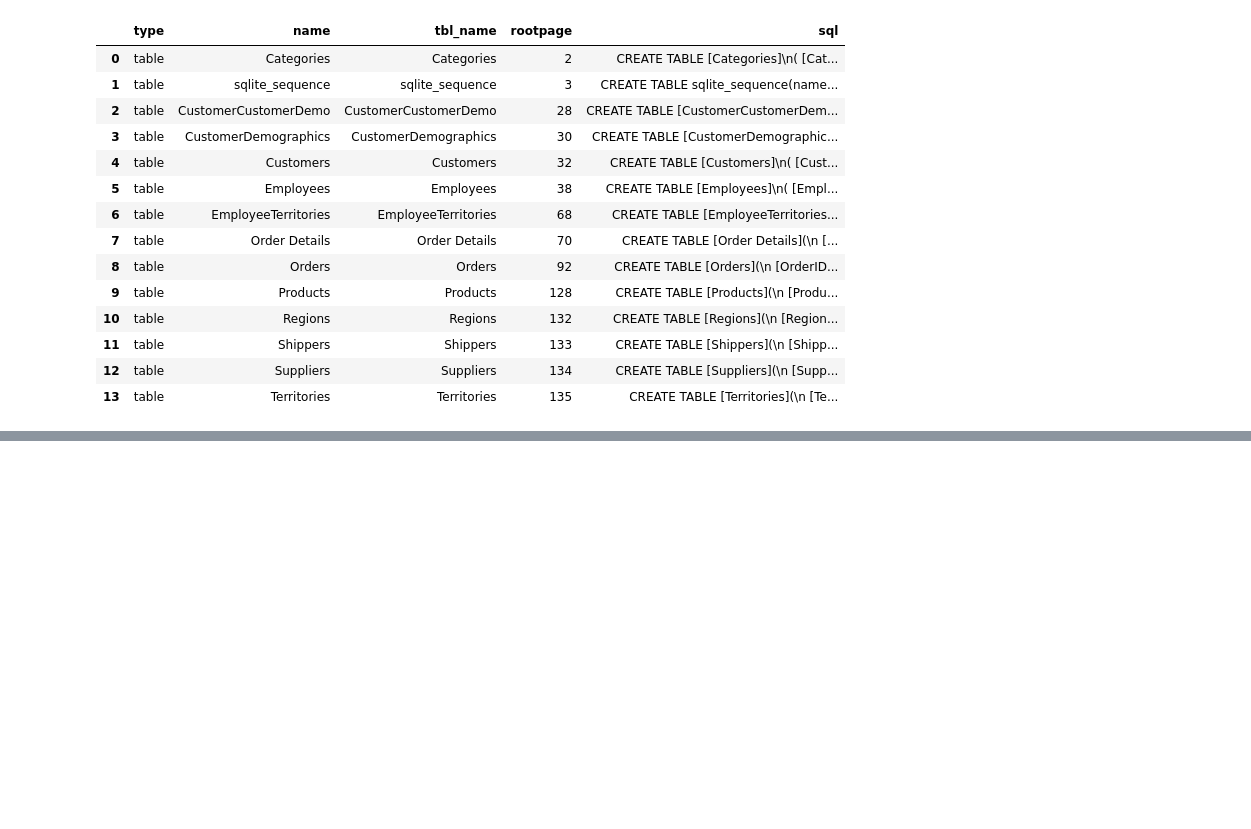
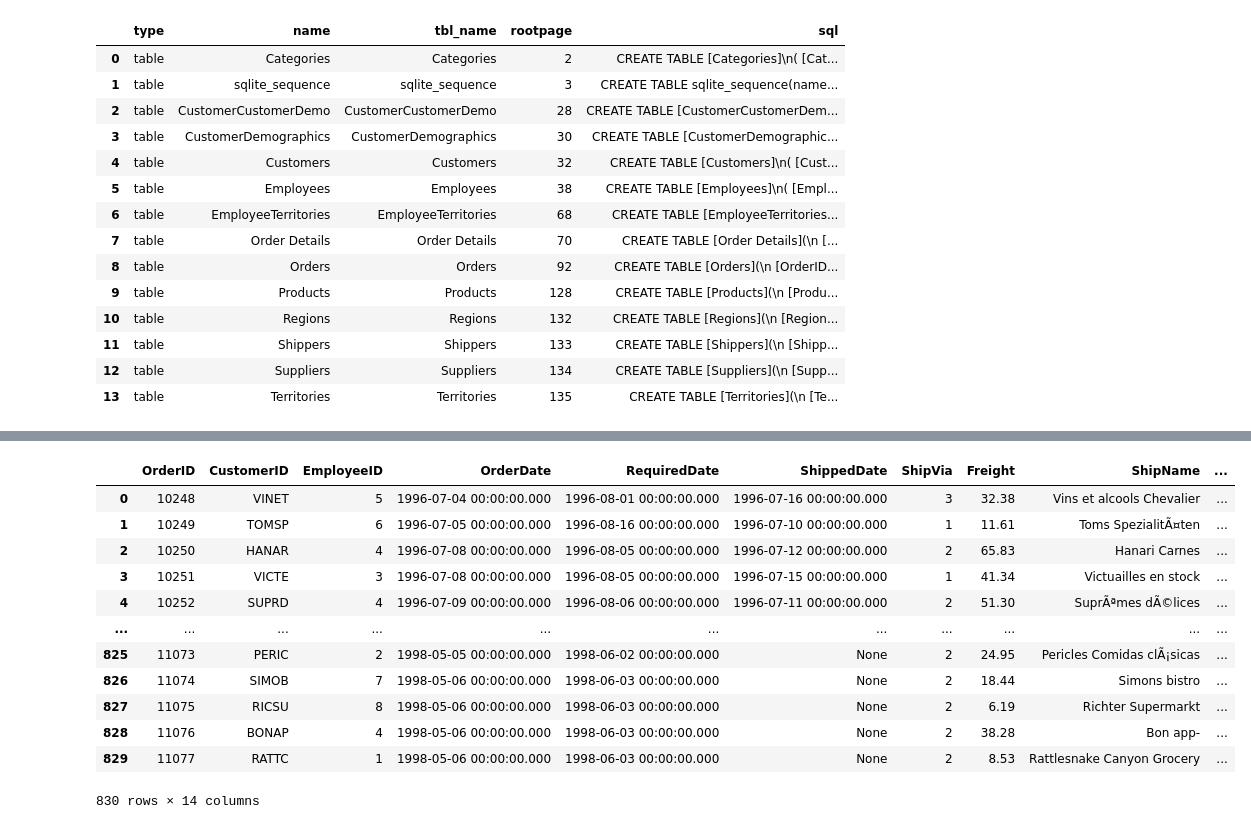
Before and after one commit to xaviergenelin/Big-Data-Project, a Jupyter notebook: Group_13_Part_2.ipynb, the cells around one changed output, grey strips where cells are left out. Cells and saved outputs as stored; diff of their text form; code cells hidden in the pictures; blank space fills up the shorter version.

```diff
--- a/Group_13_Part_2.ipynb
+++ b/Group_13_Part_2.ipynb
@@ -32,0 +238,16 @@ pd.read_sql('SELECT * FROM sqlite_schema WHERE type = \'table\'', con)
+# %%
+pd.read_sql('SELECT * FROM Orders', con)
+# %% [output]
+|  | OrderID | CustomerID | EmployeeID | OrderDate | RequiredDate | ShippedDate | ShipVia | Freight | ShipName | ... |
+| 0 | 10248 | VINET | 5 | 1996-07-04 00:00:00.000 | 1996-08-01 00:00:00.000 | 1996-07-16 00:00:00.000 | 3 | 32.38 | Vins et alcools Chevalier | ... |
+| 1 | 10249 | TOMSP | 6 | 1996-07-05 00:00:00.000 | 1996-08-16 00:00:00.000 | 1996-07-10 00:00:00.000 | 1 | 11.61 | Toms SpezialitÃ¤ten | ... |
+| 2 | 10250 | HANAR | 4 | 1996-07-08 00:00:00.000 | 1996-08-05 00:00:00.000 | 1996-07-12 00:00:00.000 | 2 | 65.83 | Hanari Carnes | ... |
+| 3 | 10251 | VICTE | 3 | 1996-07-08 00:00:00.000 | 1996-08-05 00:00:00.000 | 1996-07-15 00:00:00.000 | 1 | 41.34 | Victuailles en stock | ... |
+| 4 | 10252 | SUPRD | 4 | 1996-07-09 00:00:00.000 | 1996-08-06 00:00:00.000 | 1996-07-11 00:00:00.000 | 2 | 51.30 | SuprÃªmes dÃ©lices | ... |
+| ... | ... | ... | ... | ... | ... | ... | ... | ... | ... | ... |
+| 825 | 11073 | PERIC | 2 | 1998-05-05 00:00:00.000 | 1998-06-02 00:00:00.000 | None | 2 | 24.95 | Pericles Comidas clÃ¡sicas | ... |
+| 826 | 11074 | SIMOB | 7 | 1998-05-06 00:00:00.000 | 1998-06-03 00:00:00.000 | None | 2 | 18.44 | Simons bistro | ... |
+| 827 | 11075 | RICSU | 8 | 1998-05-06 00:00:00.000 | 1998-06-03 00:00:00.000 | None | 2 | 6.19 | Richter Supermarkt | ... |
+| 828 | 11076 | BONAP | 4 | 1998-05-06 00:00:00.000 | 1998-06-03 00:00:00.000 | None | 2 | 38.28 | Bon app- | ... |
+| 829 | 11077 | RATTC | 1 | 1998-05-06 00:00:00.000 | 1998-06-03 00:00:00.000 | None | 2 | 8.53 | Rattlesnake Canyon Grocery | ... |
+830 rows × 14 columns
```
Also changed, not shown: parts of 14 cells of this notebook.
